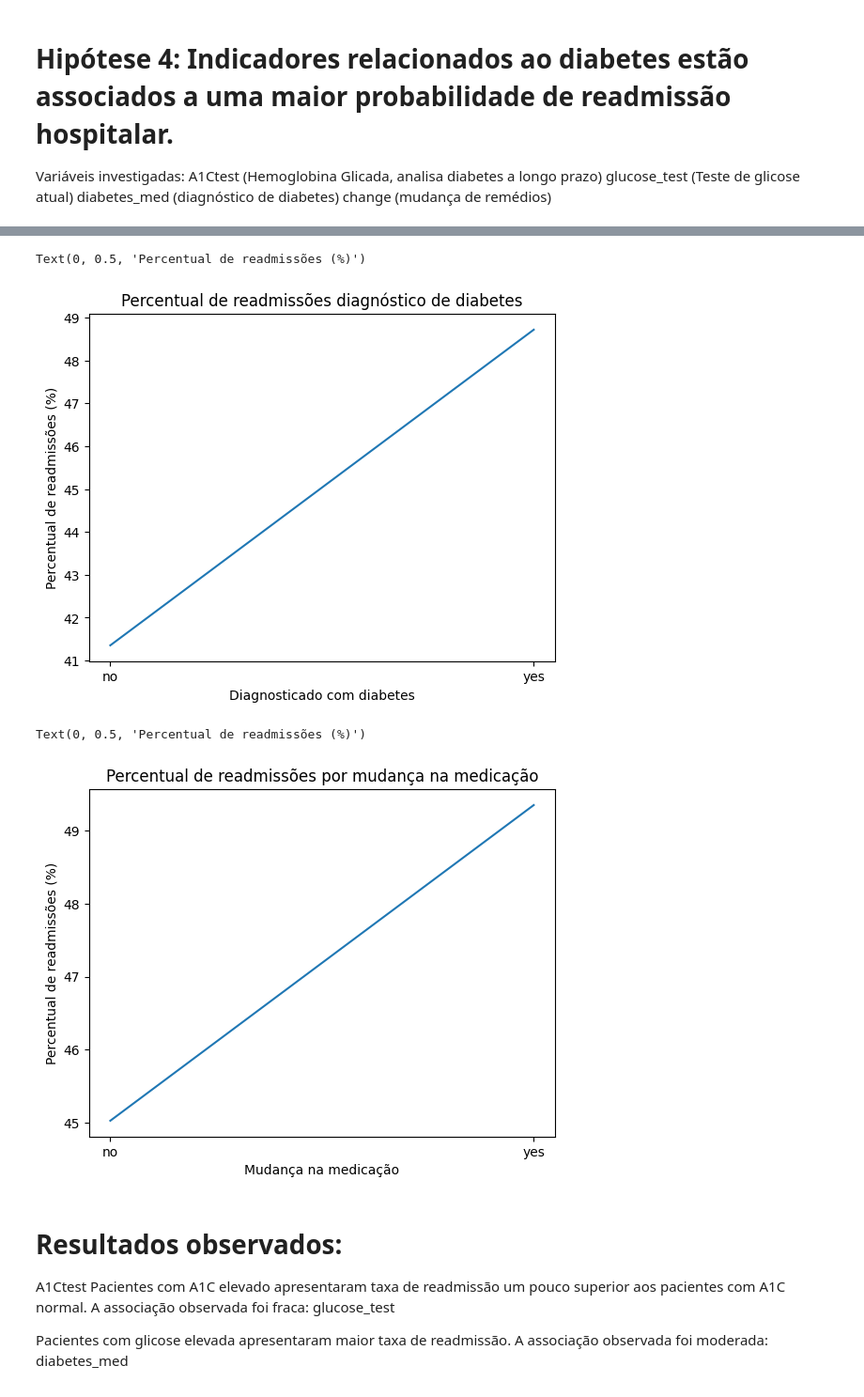
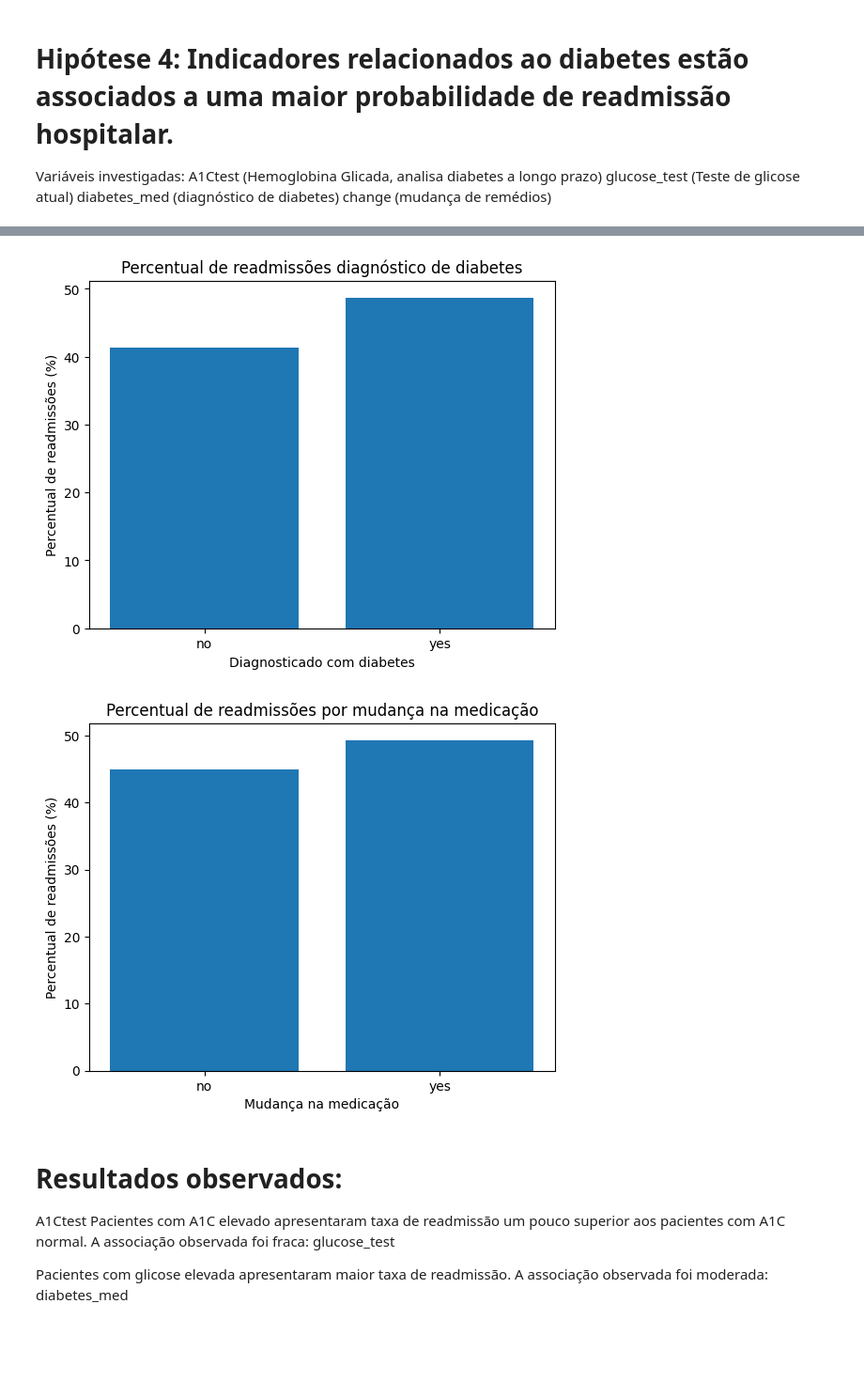
Before and after one commit to Lobato2310/datascience_playground, a Jupyter notebook: hospital_readmission_prediction/notebooks/01_eda.ipynb, the cells around one changed output, grey strips where cells are left out. Shown at 94% size. Saved outputs shown, nothing was run; the diff lists cells and outputs as text; code cells hidden in the pictures; blank space fills up the shorter version.

```diff
--- a/hospital_readmission_prediction/notebooks/01_eda.ipynb
+++ b/hospital_readmission_prediction/notebooks/01_eda.ipynb
@@ -121,7 +119,6 @@ Foram removidos grupos com mais de 9 internações prévias devido ao baixo núm
 # %% [markdown]
 # Hipótese 3: Existe associação entre a quantidade de medicamentos administrados e a probabilidade de readmissão hospitalar.
 # %%
-df = pd.read_csv("../data/raw/hospital_readmissions.csv")
 medicamentos = df.groupby('n_medications',)['readmitted'].value_counts().unstack().fillna(0)
 medicamentos = medicamentos.reindex(columns=sorted(medicamentos.columns), fill_value=0)
 pd.set_option('display.max_rows', None)
@@ -133,4 +130,5 @@ plt.scatter(x, y, color='blue', marker='o')
 plt.title('Percentual de readmissões por quantidade de medicamentos')
 plt.xlabel('Quantidade de medicamentos')
 plt.ylabel('Percentual de readmissões (%)')
+plt.show()
 # %% [output]
@@ -154,15 +151,15 @@ glucose_test (Teste de glicose atual)
 diabetes_med (diagnóstico de diabetes)
 change (mudança de remédios)
 # %%
-df = pd.read_csv("../data/raw/hospital_readmissions.csv")
 teste = df.groupby(['A1Ctest'])['readmitted'].value_counts().unstack().fillna(0)
 percentual = teste.div(teste.sum(axis=1), axis=0) * 100
 teste
 percentual
 x = teste.index
 y = percentual.yes
-plt.plot(x, y)
+plt.bar(x, y)
 plt.title('Percentual de readmissões por resultado do teste A1C')
 plt.xlabel('Resultado do teste A1C')
 plt.ylabel('Percentual de readmissões (%)')
+plt.show()
 # %% [output]
@@ -171,13 +167,13 @@ Text(0, 0.5, 'Percentual de readmissões (%)')
 # %%
-df = pd.read_csv("../data/raw/hospital_readmissions.csv")
 teste_glicose = df.groupby(['glucose_test'])['readmitted'].value_counts().unstack().fillna(0)
 percentual_glicose = teste_glicose.div(teste_glicose.sum(axis=1), axis=0) * 100
 teste_glicose
 percentual_glicose
 x = teste_glicose.index
 y = percentual_glicose.yes
-plt.plot(x, y)
+plt.bar(x, y)
 plt.title('Percentual de readmissões por resultado do teste de glicose')
 plt.xlabel('Resultado do teste de glicose')
 plt.ylabel('Percentual de readmissões (%)')
+plt.show()
 # %% [output]
@@ -186,33 +181,31 @@ Text(0, 0.5, 'Percentual de readmissões (%)')
 # %%
-df = pd.read_csv("../data/raw/hospital_readmissions.csv")
 teste_diabetes = df.groupby(['diabetes_med'])['readmitted'].value_counts().unstack().fillna(0)
 percentual_diabetes = teste_diabetes.div(teste_diabetes.sum(axis=1), axis=0) * 100
 teste_diabetes
 percentual_diabetes
 x = teste_diabetes.index
 y = percentual_diabetes.yes
-plt.plot(x, y)
+plt.bar(x, y)
 plt.title('Percentual de readmissões diagnóstico de diabetes')
 plt.xlabel('Diagnosticado com diabetes')
 plt.ylabel('Percentual de readmissões (%)')
+plt.show()
 # %% [output]
-Text(0, 0.5, 'Percentual de readmissões (%)')
-[figure, old version]
+[figure, new version]
 # %%
-df = pd.read_csv("../data/raw/hospital_readmissions.csv")
 mudanca_medicamentos = df.groupby(['change'])['readmitted'].value_counts().unstack().fillna(0)
 percentual_change = mudanca_medicamentos.div(mudanca_medicamentos.sum(axis=1), axis=0) * 100
 mudanca_medicamentos
 percentual_change
 x = mudanca_medicamentos.index
 y = percentual_change.yes
-plt.plot(x, y)
+plt.bar(x, y)
 plt.title('Percentual de readmissões por mudança na medicação')
 plt.xlabel('Mudança na medicação')
 plt.ylabel('Percentual de readmissões (%)')
+plt.show()
 # %% [output]
-Text(0, 0.5, 'Percentual de readmissões (%)')
-[figure, old version]
+[figure, new version]
 # %% [markdown]
 # Resultados observados:
 A1Ctest
```
Also changed, not shown: parts of 11 cells of this notebook, 2 other files.
